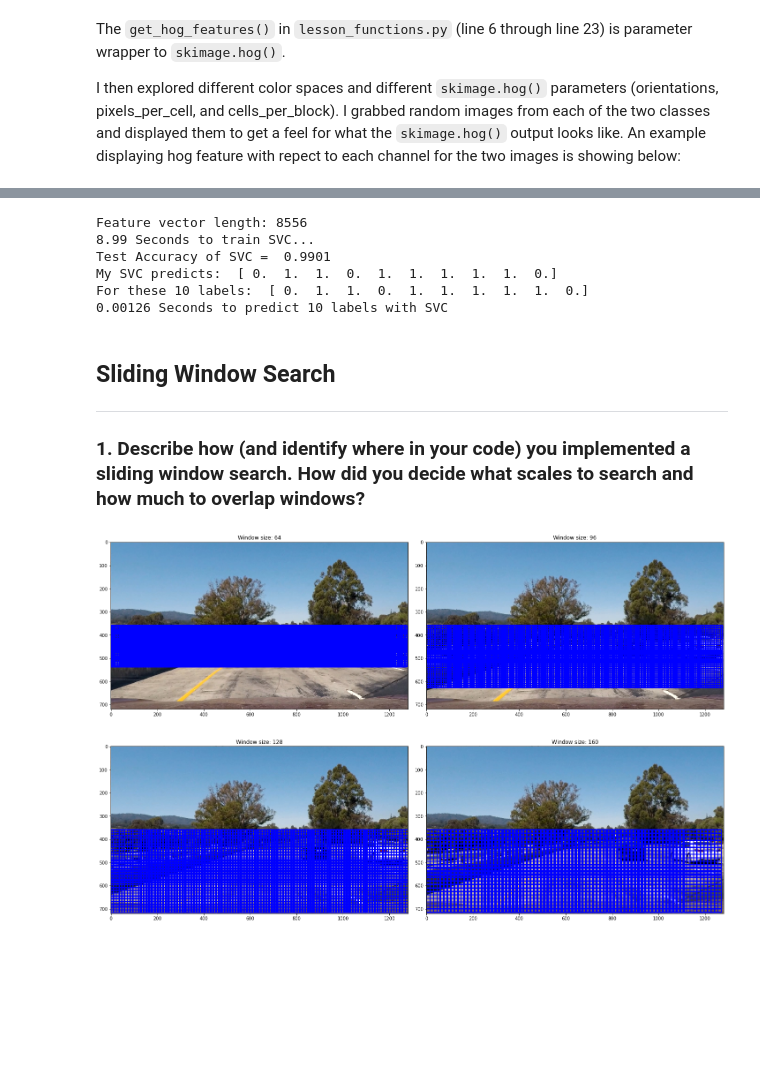
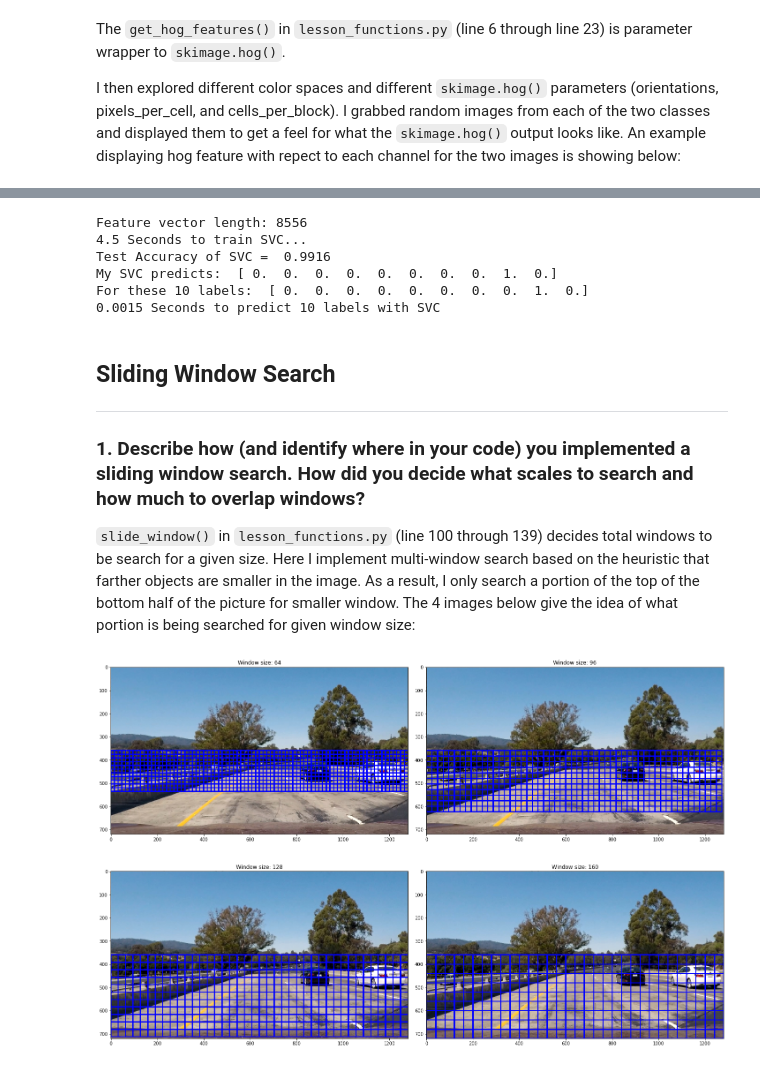
Before and after one commit to markandlw/CarND-Vehicle-Detection, a Jupyter notebook: report.ipynb, the cells around one changed output, grey strips where cells are left out. Cells and saved outputs as stored; diff of their text form; code cells hidden in the pictures; blank space fills up the shorter version.

Commit message:
Change to YCbCr color space for SVM to get a better accuracy.

```diff
--- a/report.ipynb
+++ b/report.ipynb
@@ -141,7 +141,7 @@ In addition, the spatial and color features are also used:
 The three features are collected and are normalized by using `StandardScaler()`. Scaled features are split and fed into a linear SVC
 The following code cell shows the accuracy of training result on test set:
 # %%
-cspace='HSV'
+cspace='YCrCb'
 spatial = 32
 histbin = 64
 
@@ -192,31 +192,32 @@ t2 = time.time()
 print(round(t2-t, 5), 'Seconds to predict', n_predict,'labels with SVC')
 # %% [output]
 Feature vector length: 8556
-8.99 Seconds to train SVC...
-Test Accuracy of SVC =  0.9901
-My SVC predicts:  [ 0.  1.  1.  0.  1.  1.  1.  1.  1.  0.]
-For these 10 labels:  [ 0.  1.  1.  0.  1.  1.  1.  1.  1.  0.]
-0.00126 Seconds to predict 10 labels with SVC
+4.5 Seconds to train SVC...
+Test Accuracy of SVC =  0.9916
+My SVC predicts:  [ 0.  0.  0.  0.  0.  0.  0.  0.  1.  0.]
+For these 10 labels:  [ 0.  0.  0.  0.  0.  0.  0.  0.  1.  0.]
+0.0015 Seconds to predict 10 labels with SVC
 # %% [markdown]
 ## Sliding Window Search
 ---
 ### 1\. Describe how (and identify where in your code) you implemented a sliding window search. How did you decide what scales to search and how much to overlap windows?
+`slide_window()` in `lesson_functions.py` (line 100 through 139) decides total windows to be search for a given size. Here I implement multi-window search based on the heuristic that farther objects are smaller in the image. As a result, I only search a portion of the top of the bottom half of the picture for smaller window. The 4 images below give the idea of what portion is being searched for given window size:
 # %%
 test_img = mpimg.imread('./test_images/test1.jpg')
 
 def search_endpoint(window_size, img_height):
     return int(img_height / 2), int(img_height / 2 + img_height / 2 * window_size / 128)
 
 row,col = 2,2
 f, ax = plt.subplots(row, col, figsize=(20,13))
 f.tight_layout()
 
 multi_windows = []
 for count,size in enumerate(range(64,192,32)):
     start,stop = search_endpoint(size, test_img.shape[0])
-    window = slide_window(test_img,y_start_stop=[start,stop],xy_window=(size,size),xy_overlap=(0.9, 0.9))
+    window = slide_window(test_img,y_start_stop=[start,stop],xy_window=(size,size),xy_overlap=(0.75,0.75))
     multi_windows.append(window)
     ax.flatten()[count].imshow(draw_boxes(test_img,window,thick=3))
     ax.flatten()[count].set_title('Window size: ' + str(size))
 # %% [output]
-[figure, old version]
+[figure, new version]
```
Also changed, not shown: parts of 4 cells of this notebook.
